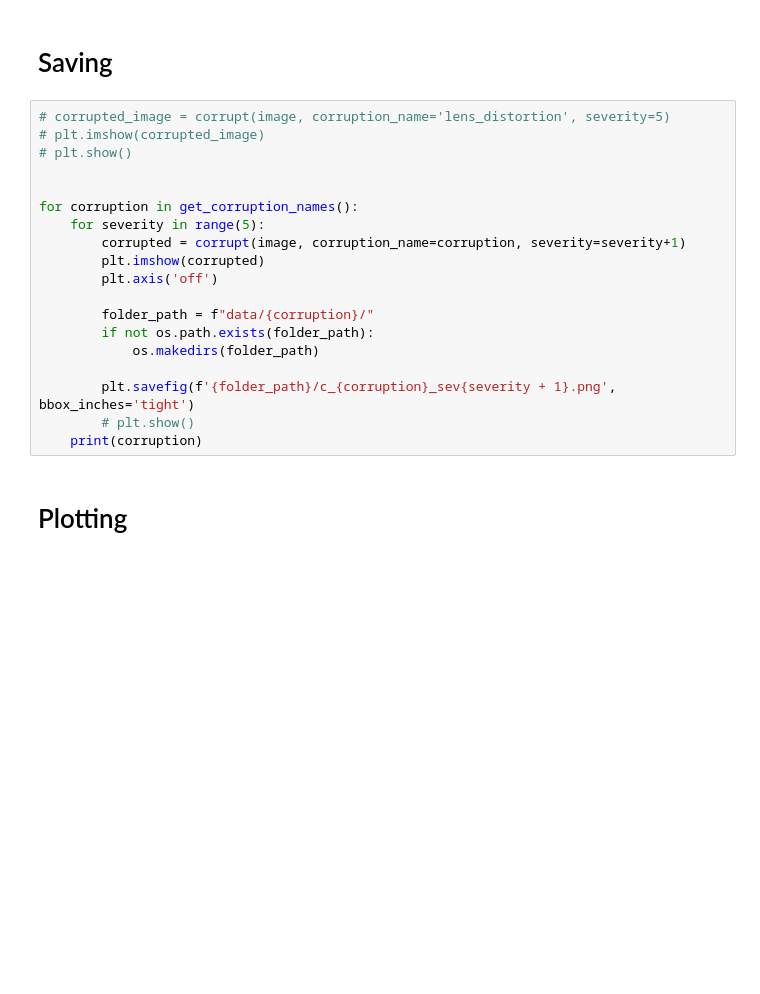
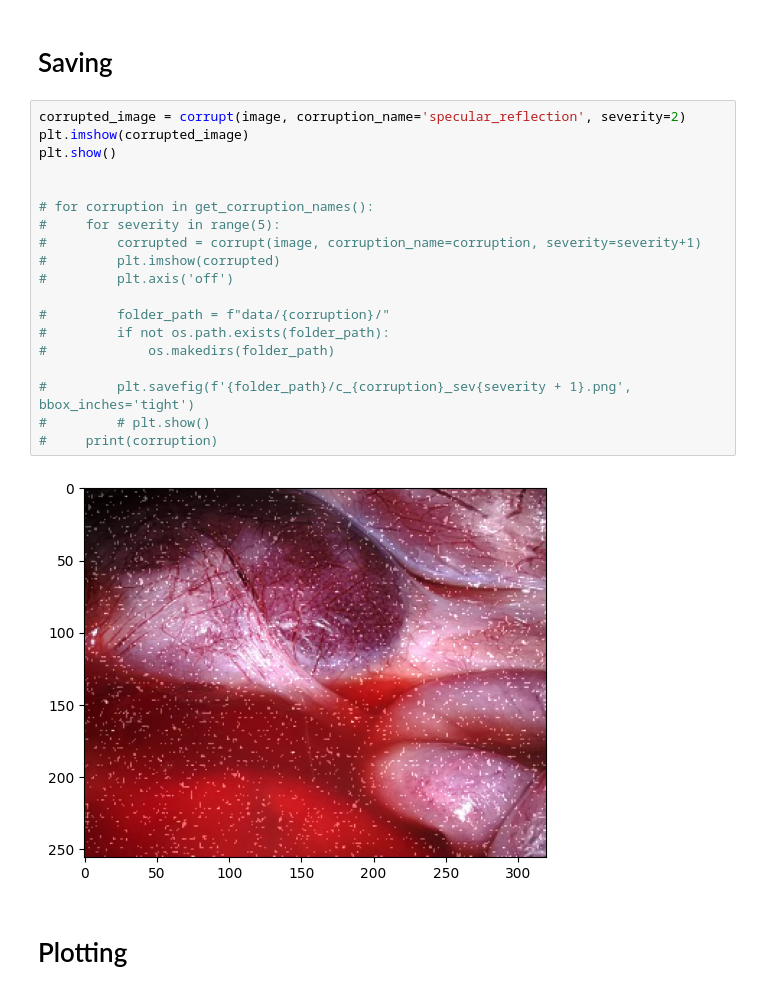
Before and after one commit to Ivanrs297/endoscopycorruptions, a Jupyter notebook: demo_test.ipynb, the cells around one changed output. Drawn from its saved outputs; the diff is of its cells as text; blank space fills up the shorter version.

```diff
--- a/demo_test.ipynb
+++ b/demo_test.ipynb
@@ -25,24 +42,26 @@ get_corruption_names()
 # %% [markdown]
 # Saving
 # %%
-# corrupted_image = corrupt(image, corruption_name='lens_distortion', severity=5)
-# plt.imshow(corrupted_image)
-# plt.show()
+corrupted_image = corrupt(image, corruption_name='specular_reflection', severity=2)
+plt.imshow(corrupted_image)
+plt.show()
 
 
-for corruption in get_corruption_names():
-    for severity in range(5):
-        corrupted = corrupt(image, corruption_name=corruption, severity=severity+1)
-        plt.imshow(corrupted)
-        plt.axis('off')
+# for corruption in get_corruption_names():
+#     for severity in range(5):
+#         corrupted = corrupt(image, corruption_name=corruption, severity=severity+1)
+#         plt.imshow(corrupted)
+#         plt.axis('off')
 
-        folder_path = f"data/{corruption}/"
-        if not os.path.exists(folder_path):
-            os.makedirs(folder_path)
+#         folder_path = f"data/{corruption}/"
+#         if not os.path.exists(folder_path):
+#             os.makedirs(folder_path)
 
-        plt.savefig(f'{folder_path}/c_{corruption}_sev{severity + 1}.png', bbox_inches='tight')
-        # plt.show()
-    print(corruption)
+#         plt.savefig(f'{folder_path}/c_{corruption}_sev{severity + 1}.png', bbox_inches='tight')
+#         # plt.show()
+#     print(corruption)
+# %% [output]
+[figure, added]
 # %% [markdown]
 # Plotting
 # %%
```
Also changed, not shown: parts of 2 cells of this notebook, 2 other files.
